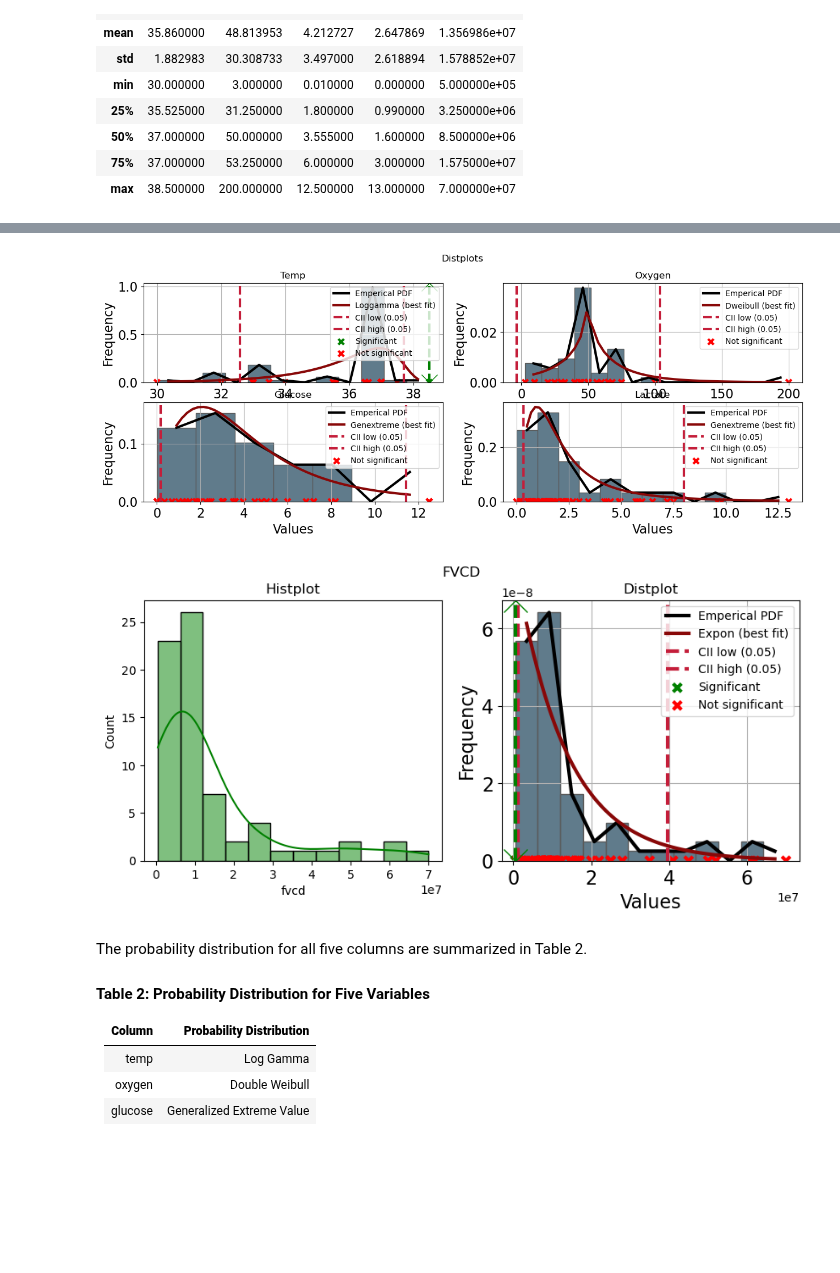
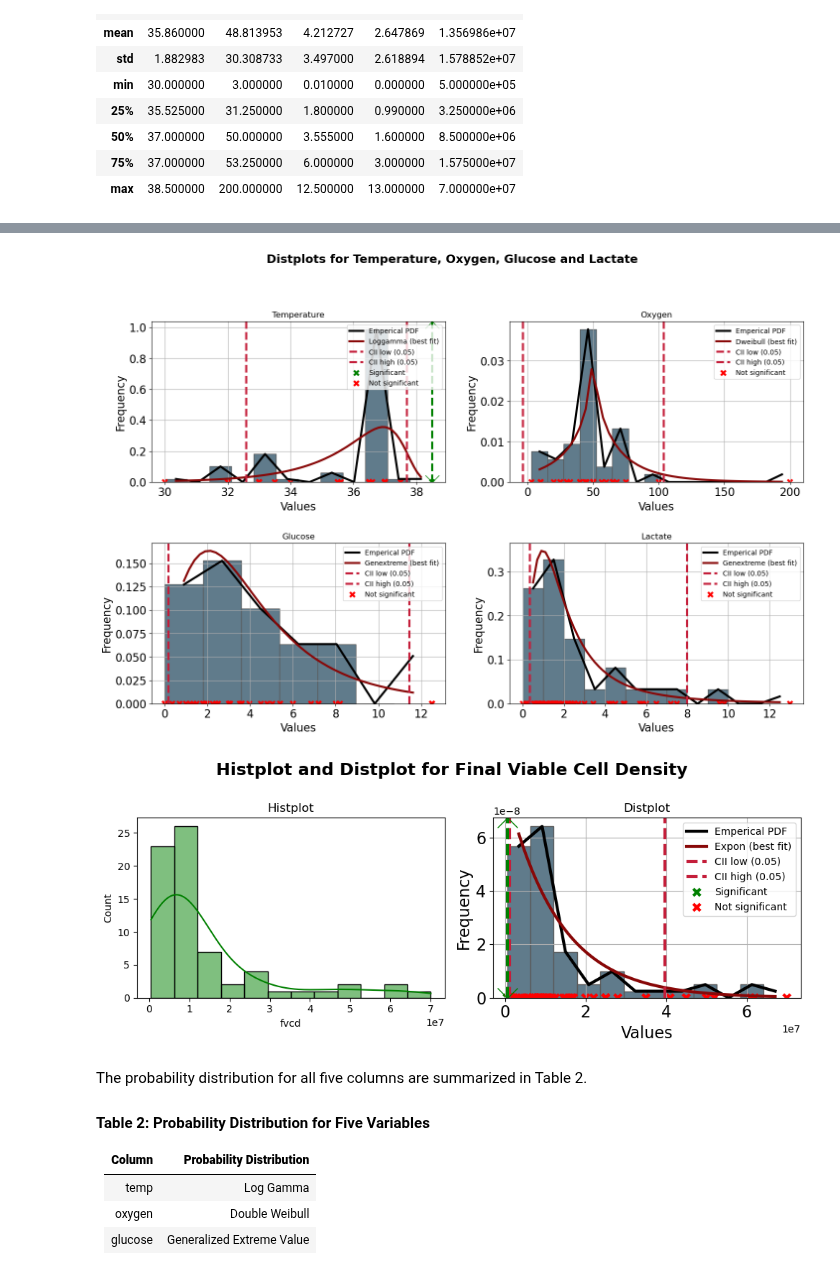
Before and after one commit to nurbujang/1progdaw23, a Jupyter notebook: project1.ipynb, the cells around one changed output, grey strips where cells are left out. Cells and saved outputs as stored; diff of their text form; code cells hidden in the pictures; blank space fills up the shorter version.

```diff
--- a/project1.ipynb
+++ b/project1.ipynb
@@ -350,40 +360,54 @@ fvcd
 [distfit] >INFO> [uniform   ] [0.00 sec] [RSS: 5.33982e-15] [loc=500000.000 scale=69500000.000]
 [distfit] >INFO> [loggamma  ] [0.04 sec] [RSS: 3.61018e-15] [loc=-4988777860.666 scale=675522111.581]
 # %%
-fig, axs = plt.subplots(2, 2, figsize=[15, 5])
-fig.suptitle('Distplots')
+# create multiple subplots with 2 rows and 2 columns
+
+fig, axs = plt.subplots(2, 2, figsize=[15, 10])
+
+fig.suptitle('Distplots for Temperature, Oxygen, Glucose and Lactate',
+             y=1.01, fontweight='bold', size=17)
 
 dists['temp']['fit'].plot(ax=axs[0,0])
-axs[0,0].set_title('Temp')
+axs[0,0].set_title('Temperature')
 
 dists['oxygen']['fit'].plot(ax=axs[0,1])
 axs[0,1].set_title('Oxygen')
 
 dists['glucose']['fit'].plot(ax=axs[1,0])
 axs[1,0].set_title('Glucose')
 
 dists['lactate']['fit'].plot(ax=axs[1,1])
-axs[1,1].set_title('Lactate');
+axs[1,1].set_title('Lactate')
+
+fig.tight_layout(pad=3.0)
+
+plt.show();
 # %% [output]
-[figure, old version]
+[figure, new version]
 # %%
 # For the dependent variable fvcd:
 
+# create multiple subplots with 1 row and 2 columns
 fig, axs = plt.subplots(1, 2, figsize=[10, 4])
-fig.suptitle('FVCD')
+
+fig.suptitle('Histplot and Distplot for Final Viable Cell Density',
+             y=1.01, fontweight='bold', size=17)
 
 sns.histplot(df['fvcd'],
              kde=True, color='green', label='Data',
              ax=axs[0]
              )
 
-#dists['temp']['fit'].plot(ax=axs[0])
 axs[0].set_title('Histplot')
 
 dists['fvcd']['fit'].plot(ax=axs[1])
-axs[1].set_title('Distplot');
+axs[1].set_title('Distplot')
+
+fig.tight_layout()
+
+plt.show();
 # %% [output]
-[figure, old version]
+[figure, new version]
 # %% [markdown]
 The probability distribution for all five columns are summarized in Table 2.
 
```
Also changed, not shown: parts of 5 cells of this notebook.
